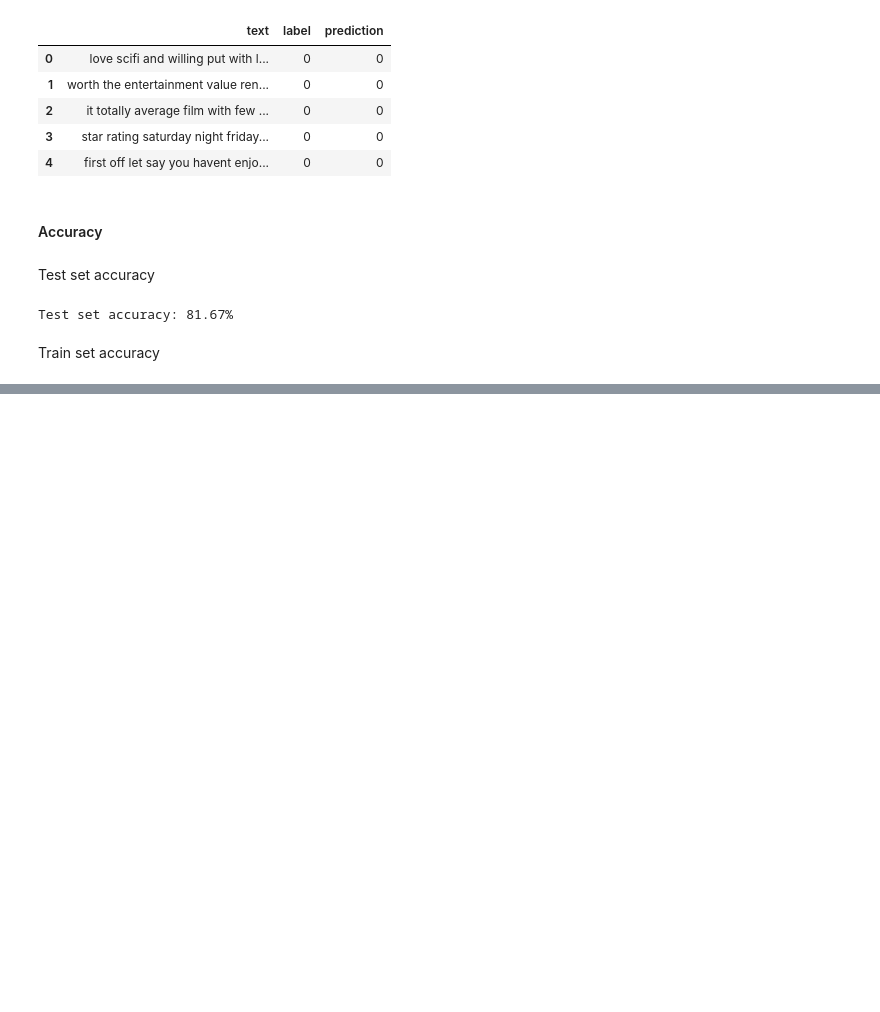
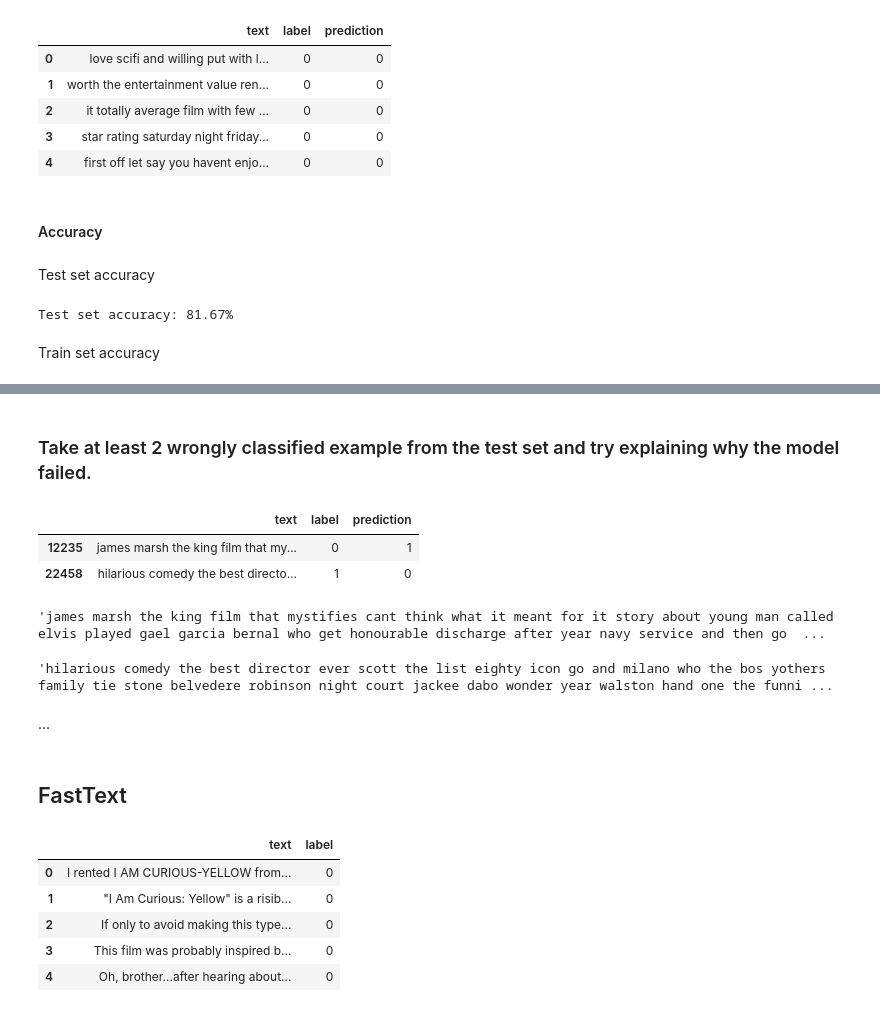
Before and after one commit to christopherdiamana/nlp, a Jupyter notebook: catch_up1.ipynb, the cells around one changed output, grey strips where cells are left out. Drawn from its saved outputs; the diff is of its cells as text; code cells hidden in the pictures; blank space fills up the shorter version.

```diff
--- a/catch_up1.ipynb
+++ b/catch_up1.ipynb
@@ -425,0 +450,2 @@ label2id = {label:idx for idx, label in enumerate(labels)}
+# %% [markdown]
+### Take at least 2 wrongly classified example from the test set and try explaining why the model failed.
@@ -425,0 +454,30 @@ label2id = {label:idx for idx, label in enumerate(labels)}
+# %%
+two_wrongly = wrong_df_imdb_test.sample(2, random_state=3)
+two_wrongly
+# %% [output]
+|  | text | label | prediction |
+| 12235 | james marsh the king film that my... | 0 | 1 |
+| 22458 | hilarious comedy the best directo... | 1 | 0 |
+# %%
+two_wrongly.iloc[0]['text']
+# %% [output]
+'james marsh the king film that mystifies cant think what it meant for it story about young man called elvis played gael garcia bernal who get honourable discharge after year navy service and then go  ...
+# %%
+two_wrongly.iloc[1]['text']
+# %% [output]
+'hilarious comedy the best director ever scott the list eighty icon go and milano who the bos yothers family tie stone belvedere robinson night court jackee dabo wonder year walston hand one the funni ...
+# %% [markdown]
+...
+# %% [markdown]
+## FastText
+# %%
+dataframe_imdb_train = pd.DataFrame(data = imdb_train)
+# %%
+dataframe_imdb_train.head()
+# %% [output]
+|  | text | label |
+| 0 | I rented I AM CURIOUS-YELLOW from... | 0 |
+| 1 | "I Am Curious: Yellow" is a risib... | 0 |
+| 2 | If only to avoid making this type... | 0 |
+| 3 | This film was probably inspired b... | 0 |
+| 4 | Oh, brother...after hearing about... | 0 |
```
Also changed, not shown: parts of 45 cells of this notebook.
